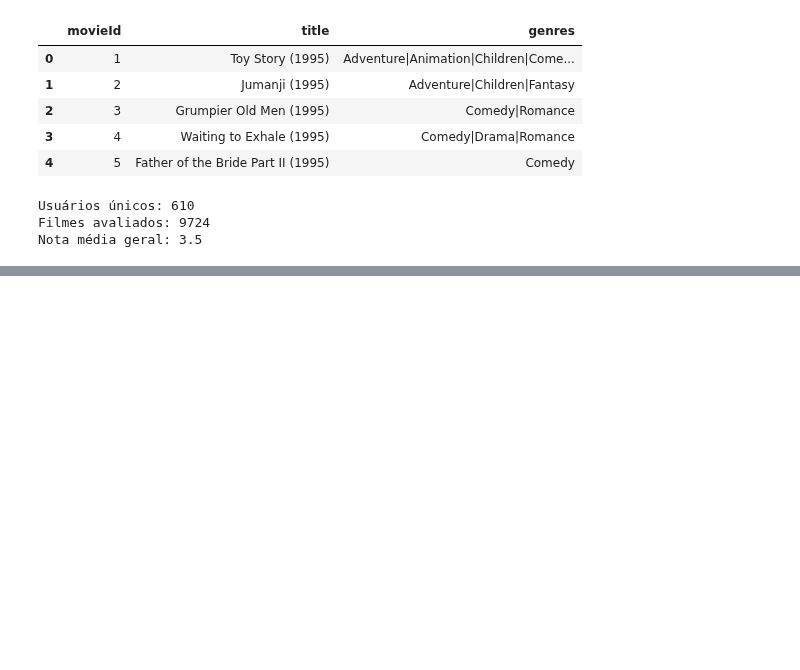
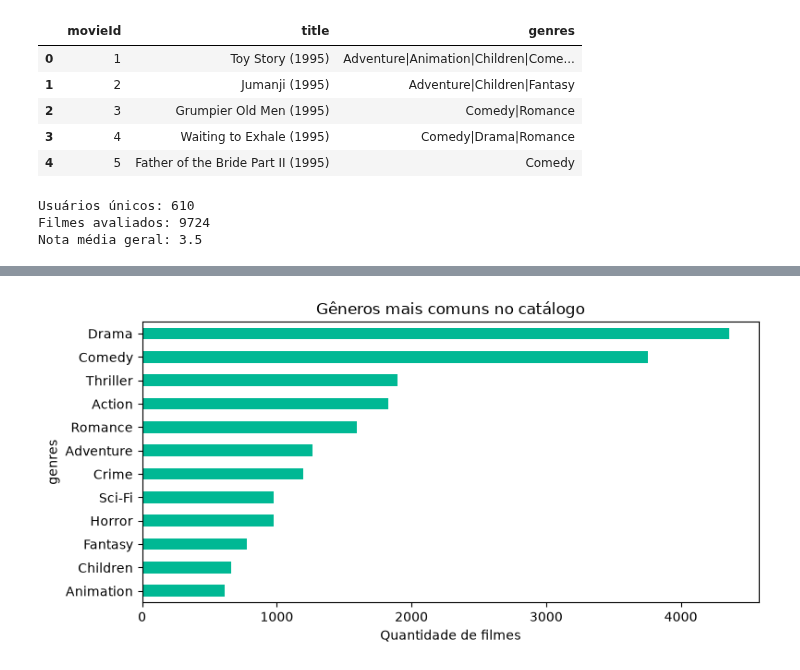
Before and after one commit to anatakehara/cinematch, a Jupyter notebook: notebooks/movies_data.ipynb, the cells around one changed output, grey strips where cells are left out. Saved outputs shown, nothing was run; the diff lists cells and outputs as text; code cells hidden in the pictures; blank space fills up the shorter version.

```diff
--- a/notebooks/movies_data.ipynb
+++ b/notebooks/movies_data.ipynb
@@ -37,0 +56,12 @@ Nota média geral: 3.5
+# %%
+generos = movies["genres"].str.split("|").explode()
+top_generos = generos.value_counts().head(12)
+
+top_generos.sort_values().plot(kind="barh", color="#00b894")
+plt.title("Gêneros mais comuns no catálogo")
+plt.xlabel("Quantidade de filmes")
+plt.tight_layout()
+plt.savefig("../docs/generos_mais_comuns.png", dpi=150)
+plt.show()
+# %% [output]
+[figure, added]
```
Also changed, not shown: parts of 6 cells of this notebook, 3 other files.
